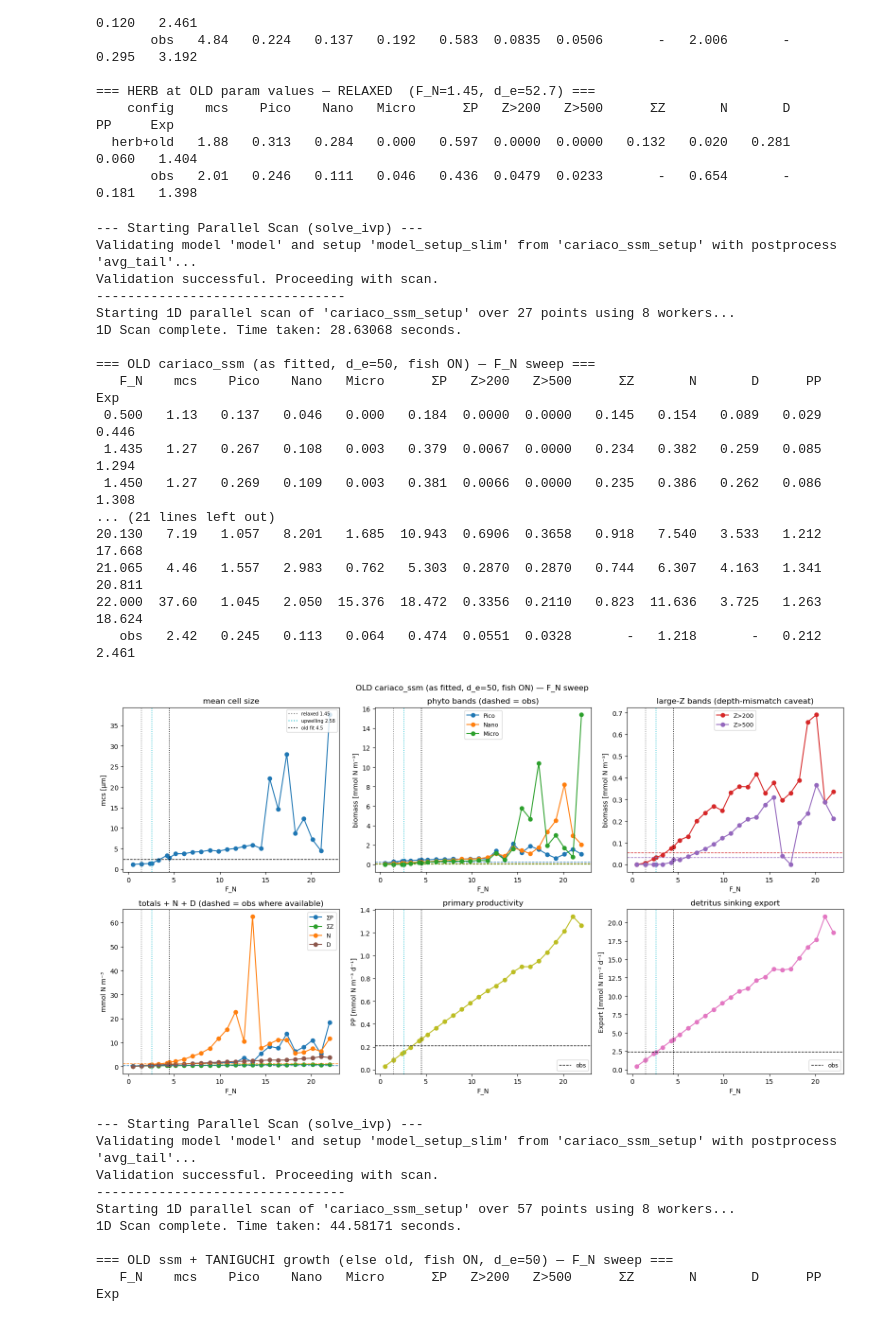
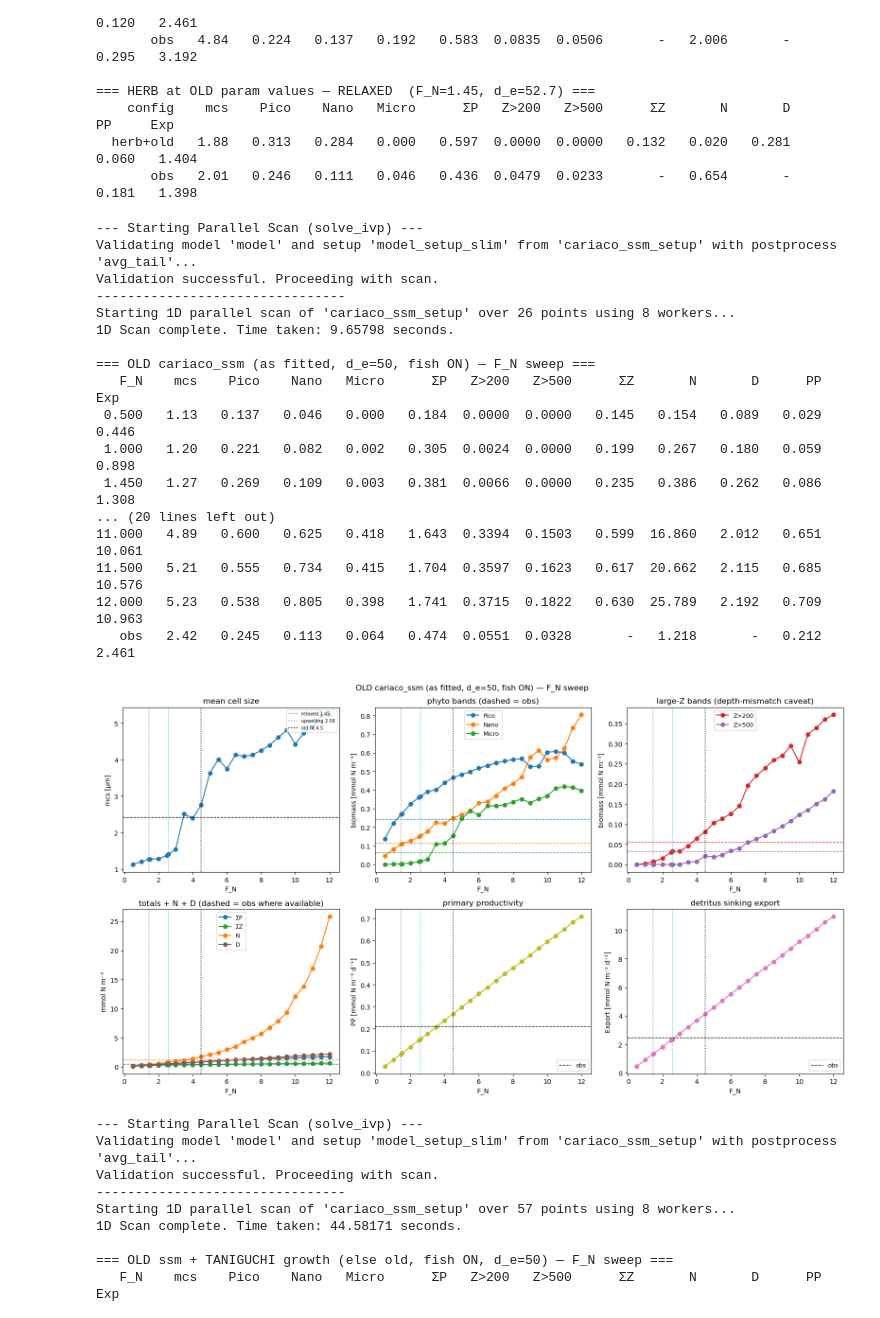
Before and after one commit to ben1post/SSMCariaco, a Jupyter notebook: parameter_scan/FINAL/CheckHerbivoryAgain.ipynb, the cells around one changed output. Drawn from its saved outputs; the diff is of its cells as text; code cells hidden in the pictures.

Commit message:
Figure 1 Draft done!

```diff
--- a/parameter_scan/FINAL/CheckHerbivoryAgain.ipynb
+++ b/parameter_scan/FINAL/CheckHerbivoryAgain.ipynb
@@ -74,3 +74,36 @@ for r in regimes:
 [figure]
 upwelling   n=31   F_N= 2.58   d_e= 42.8   T= 23.0°C   F_N/d_e=0.0603
 relaxed     n=58   F_N= 1.45   d_e= 52.7   T= 25.4°C   F_N/d_e=0.0275
+# %%
+# F_N sweep — OLD cariaco_ssm model approximated on the 40/0.2 grid (existing components).
+# setup_oldssm_approx_slim bakes d_e=50, T=20, fish on, Marañón μ + old K_s/I_max/K_sZ/σ.
+# Fresh run; one parscan in this cell.
+import numpy as np, matplotlib.pyplot as plt
+from xso.parscans import run_xso_parscan, avg_tail
+import cariaco_obs as co
+import parscan_utils_extended as pue
+
+obs_vec, labels, bin_defs, monthly_df, _ = co.load_cariaco_targets(
+    regime='all', months='hplc', agg='median', include_temperature=True)
+obs_refs = pue.build_obs_refs(monthly_df)
+
+FN_VALUES = np.unique(np.concatenate([np.linspace(0.5, 12.0, 24), [1.45, 2.58, 4.5]]))
+
+scan = run_xso_parscan(
+    model_file_name='baseline_r0_setups',
+    model_name='model_baseline_banas',
+    model_setup_name='setup_oldssm_approx_slim',
+    param_name='Inflow__FN',
+    param_values=FN_VALUES,
+    postprocess_name='avg_tail',
+    postprocess_kwargs={'avg_window': 1000},
+    processes=8,
+)
+metrics = pue.extract_scan_metrics_1d(scan, 'Inflow__FN', {'Inflow__de': 50.0})
+header = "OLD ssm approx on 40/0.2 grid (existing components) — F_N sweep"
+pue.print_scan_table_1d(metrics, obs_refs, header, axis_label='F_N')
+fig = pue.plot_scan_panels_1d(metrics, obs_refs, header, axis_label='F_N')
+for ax in fig.axes:
+    for fn, c in [(1.45, 'C7'), (2.58, 'C9'), (4.5, 'k')]:
+        ax.axvline(fn, color=c, ls=':', lw=1.2)
+plt.show()
@@ -158,7 +210,7 @@ ssm_fit_overrides = {
 }
 
 # F_N grid 0.5-12, plus exact rows at relaxed/upwelling medians and the old fit
-FN_VALUES = np.unique(np.concatenate([np.linspace(0.5, 22.0, 24),
+FN_VALUES = np.unique(np.concatenate([np.linspace(0.5, 12.0, 24),
                                       [1.45, 2.58, 4.5]]))
 
 scan = run_xso_parscan(
@@ -172,41 +224,41 @@ scan = run_xso_parscan(
     postprocess_kwargs={'avg_window': 1000},
     processes=8,
 )
 
 metrics = pue.extract_scan_metrics_1d(scan, 'Inflow__FN', {'Inflow__de': 50.0})
 header  = "OLD cariaco_ssm (as fitted, d_e=50, fish ON) — F_N sweep"
 pue.print_scan_table_1d(metrics, obs_refs, header, axis_label='F_N')
 
 fig = pue.plot_scan_panels_1d(metrics, obs_refs, header, axis_label='F_N')
 # vertical guides: relaxed / upwelling regime-median F_N + the old fit F_N
 marks = [(1.45, 'relaxed 1.45', 'C7'),
          (2.58, 'upwelling 2.58', 'C9'),
          (4.5,  'old fit 4.5', 'k')]
 for ax in fig.axes:
     for fn, _, c in marks:
         ax.axvline(fn, color=c, ls=':', lw=1.2)
 proxies = [plt.Line2D([0], [0], color=c, ls=':') for _, _, c in marks]
 fig.axes[0].legend(proxies, [lab for _, lab, _ in marks], fontsize=7, loc='upper right')
 plt.show()
 # %% [output]
 --- Starting Parallel Scan (solve_ivp) ---
 Validating model 'model' and setup 'model_setup_slim' from 'cariaco_ssm_setup' with postprocess 'avg_tail'...
 Validation successful. Proceeding with scan.
 --------------------------------
-Starting 1D parallel scan of 'cariaco_ssm_setup' over 27 points using 8 workers...
-1D Scan complete. Time taken: 28.63068 seconds.
+Starting 1D parallel scan of 'cariaco_ssm_setup' over 26 points using 8 workers...
+1D Scan complete. Time taken: 9.65798 seconds.
 
 === OLD cariaco_ssm (as fitted, d_e=50, fish ON) — F_N sweep ===
    F_N    mcs    Pico    Nano   Micro      ΣP   Z>200   Z>500      ΣZ       N       D      PP     Exp
  0.500   1.13   0.137   0.046   0.000   0.184  0.0000  0.0000   0.145   0.154   0.089   0.029   0.446
- 1.435   1.27   0.267   0.108   0.003   0.379  0.0067  0.0000   0.234   0.382   0.259   0.085   1.294
+ 1.000   1.20   0.221   0.082   0.002   0.305  0.0024  0.0000   0.199   0.267   0.180   0.059   0.898
  1.450   1.27   0.269   0.109   0.003   0.381  0.0066  0.0000   0.235   0.386   0.262   0.086   1.308
-... (21 lines left out)
-20.130   7.19   1.057   8.201   1.685  10.943  0.6906  0.3658   0.918   7.540   3.533   1.212  17.668
-21.065   4.46   1.557   2.983   0.762   5.303  0.2870  0.2870   0.744   6.307   4.163   1.341  20.811
-22.000  37.60   1.045   2.050  15.376  18.472  0.3356  0.2110   0.823  11.636   3.725   1.263  18.624
+... (20 lines left out)
+11.000   4.89   0.600   0.625   0.418   1.643  0.3394  0.1503   0.599  16.860   2.012   0.651  10.061
+11.500   5.21   0.555   0.734   0.415   1.704  0.3597  0.1623   0.617  20.662   2.115   0.685  10.576
+12.000   5.23   0.538   0.805   0.398   1.741  0.3715  0.1822   0.630  25.789   2.192   0.709  10.963
    obs   2.42   0.245   0.113   0.064   0.474  0.0551  0.0328       -   1.218       -   0.212   2.461
-[figure, old version]
+[figure, new version]
 # %%
 # =====================================================================
 # STEP-BY-STEP DIFFERENCE TEST 1 — growth allometry, on the OLD model.
```
Also changed, not shown: parts of 2 cells of this notebook, 11 other files.
